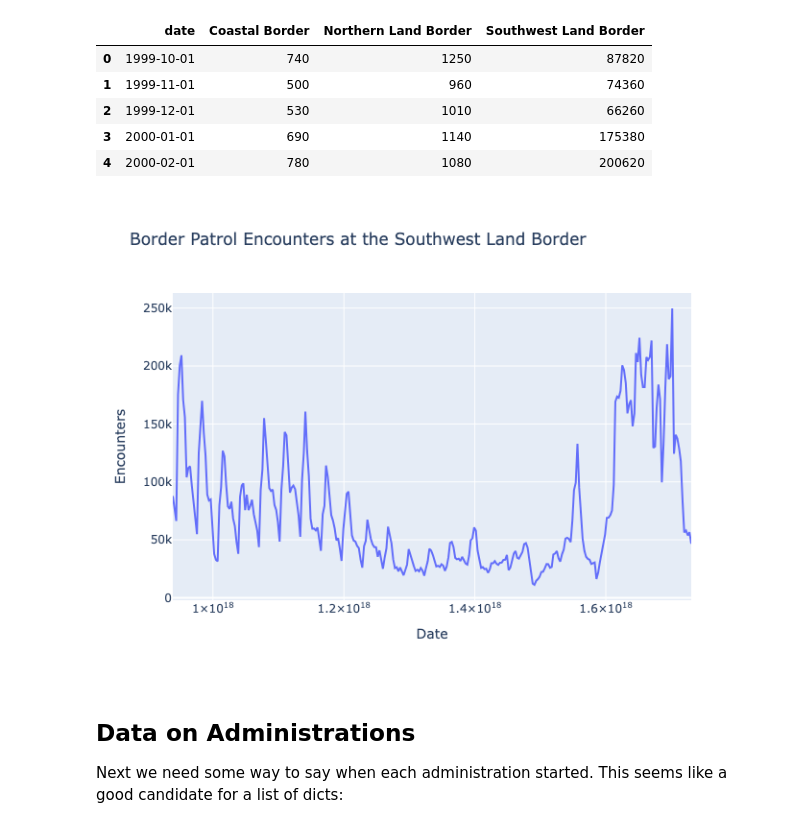
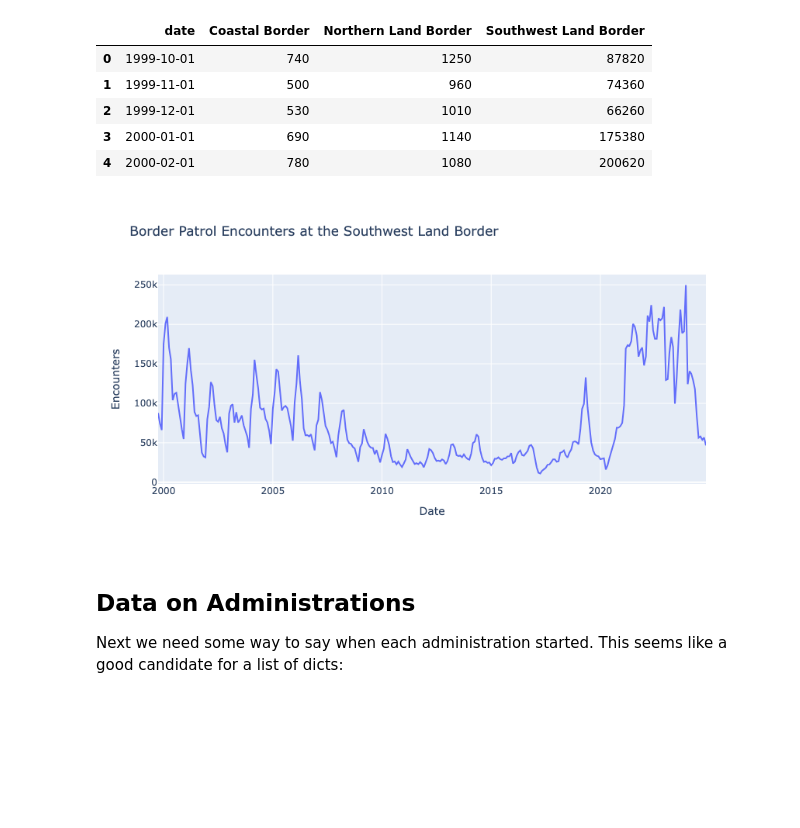
Before and after one commit to arilamstein/immigration_enforcement, a Jupyter notebook: cbp/2-add-administration-markers.ipynb, the cells around one changed output. Drawn from its saved outputs; the diff is of its cells as text; code cells hidden in the pictures; blank space fills up the shorter version.

Commit message:
Change how I handle displaying plotly images in github

```diff
--- a/cbp/2-add-administration-markers.ipynb
+++ b/cbp/2-add-administration-markers.ipynb
@@ -34,15 +38,16 @@ df.head()
 # %%
 fig = px.line(
     df,
     x="date",
     y="Southwest Land Border",
     title="Border Patrol Encounters at the Southwest Land Border",
     labels={"Southwest Land Border": "Encounters", "date": "Date"},
 )
 
 fig.show()
+display(Image("2-1.png"))
 # %% [output]
-[figure, old version]
+[figure, new version]
 # %% [markdown]
 ## Data on Administrations
 
```
Also changed, not shown: parts of 8 cells of this notebook, 4 other files.
